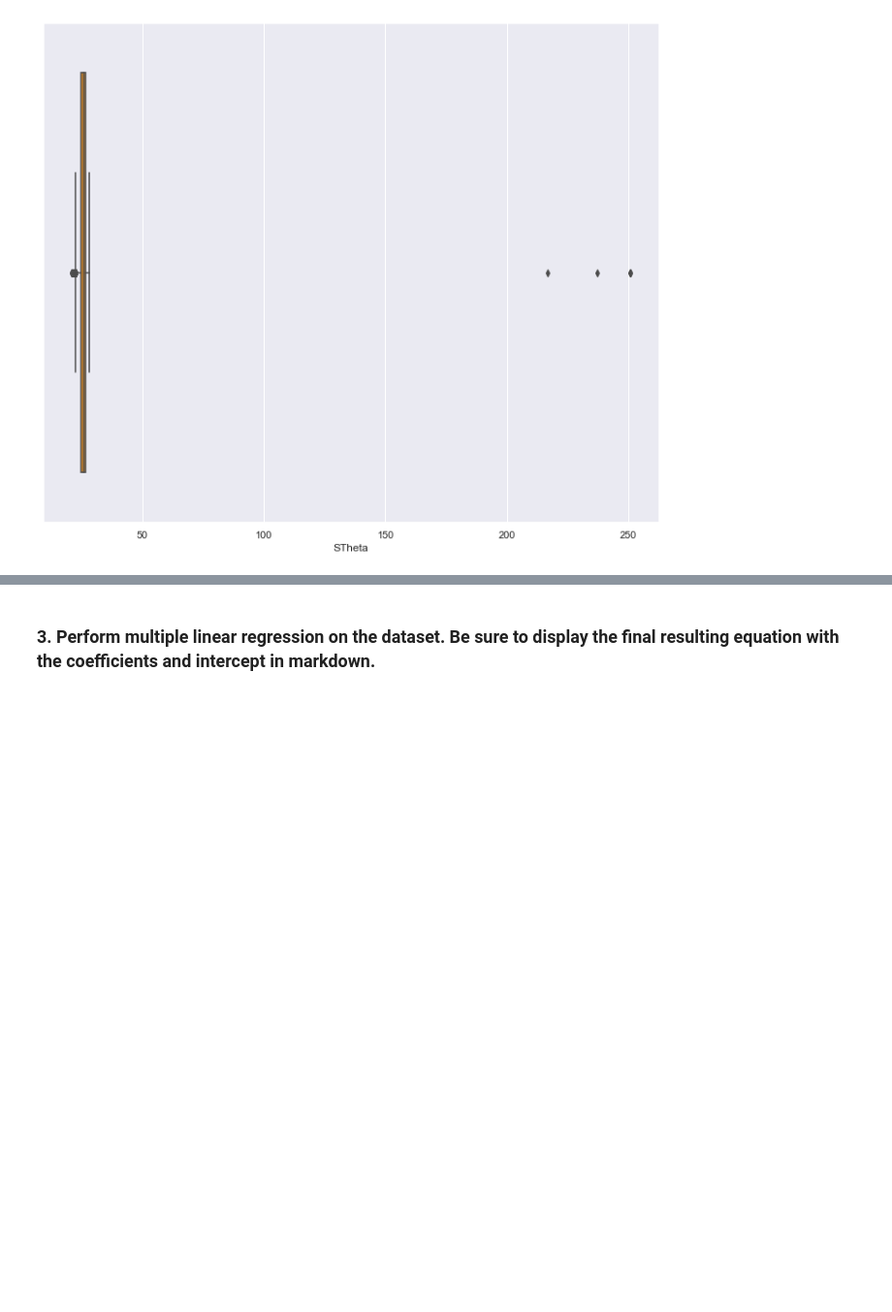
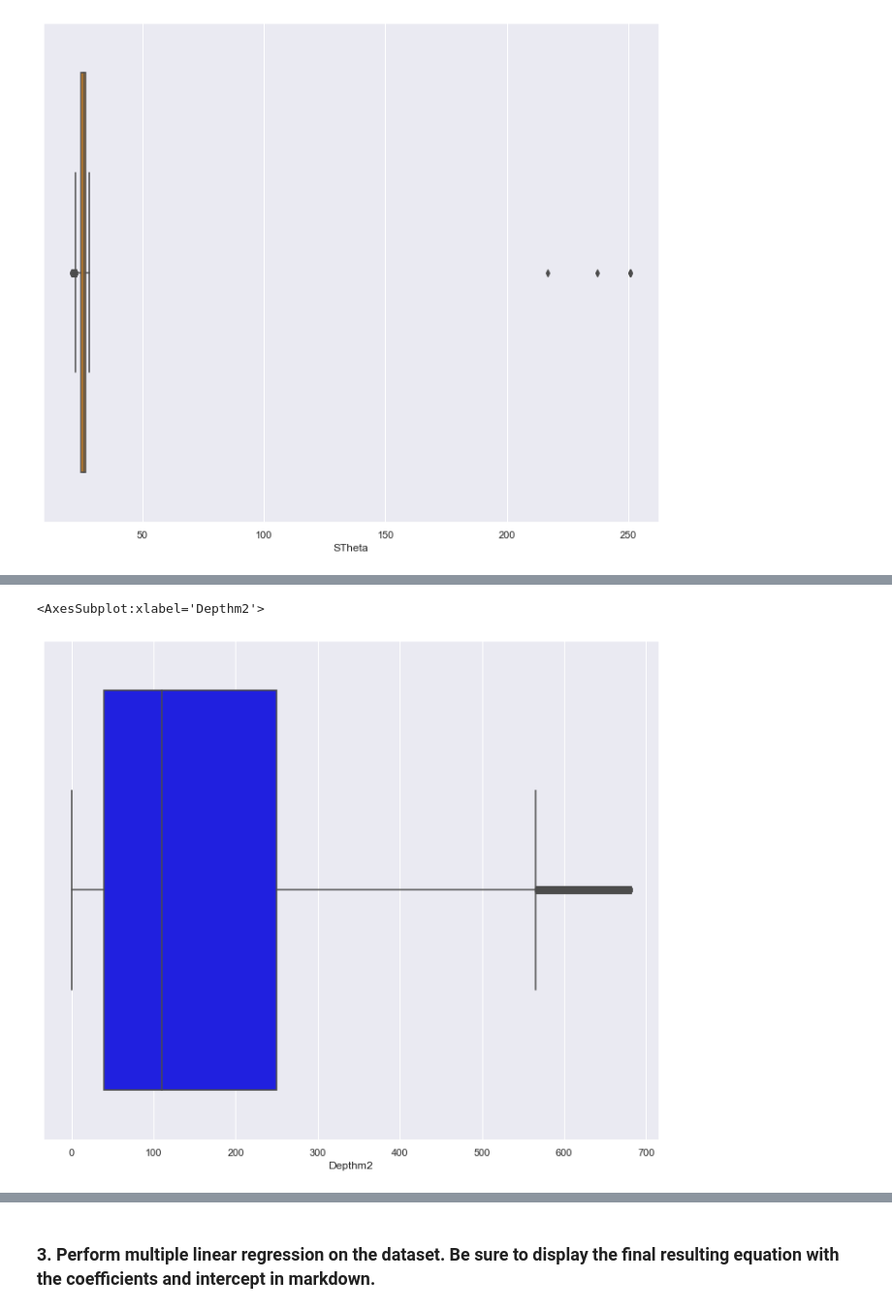
Before and after one commit to artolon/HW14-MLR-LogReg, a Jupyter notebook: Homework14.ipynb, the cells around one changed output, grey strips where cells are left out. Shown: that part at 97% size. Cells and saved outputs as stored; diff of their text form; code cells hidden in the pictures; blank space fills up the shorter version.

```diff
--- a/Homework14.ipynb
+++ b/Homework14.ipynb
@@ -675,0 +705,6 @@ sns.boxplot(x='Salnty', color='darkorange', data=predict_temp)
+# %%
+# Revised Depth boxplot
+sns.boxplot(x='Depthm2', color='blue', data=predict_temp)
+# %% [output]
+<AxesSubplot:xlabel='Depthm2'>
+[figure, added]
```
Also changed, not shown: parts of 45 cells of this notebook.
